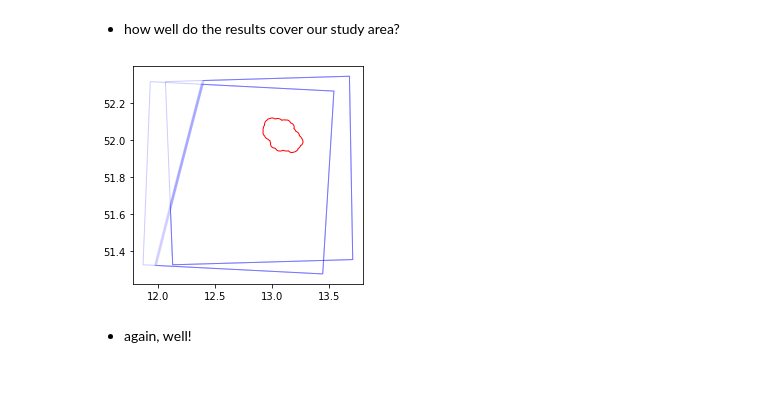
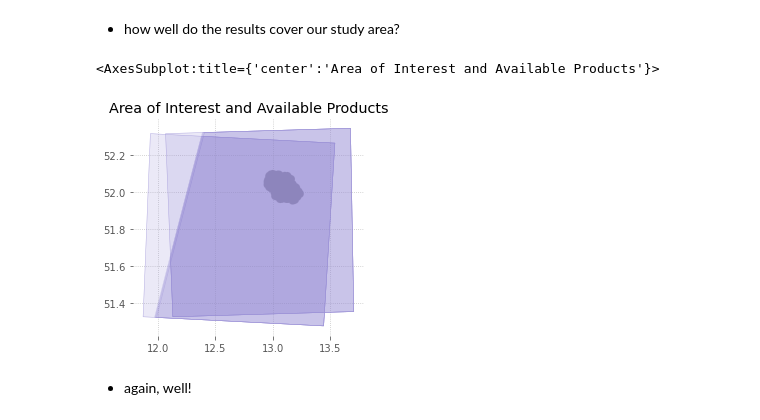
Before and after one commit to rrrnld/earth-observation-for-journalism, a Jupyter notebook: sources/03b Forest Fires 2018 and 2019.ipynb, the cells around one changed output. Drawn from its saved outputs; the diff is of its cells as text; code cells hidden in the pictures; blank space fills up the shorter version.

```diff
--- a/sources/03b Forest Fires 2018 and 2019.ipynb
+++ b/sources/03b Forest Fires 2018 and 2019.ipynb
@@ -171,9 +179,10 @@ gdf.set_index('beginposition')['cloudcoverpercentage'].plot(kind='bar')
 # %% [markdown]
 - how well do the results cover our study area?
 # %%
-plot_all([ gdf, buffered ], plot_style)
+plot_downloaded_products(gdf, buffered)
 # %% [output]
+<AxesSubplot:title={'center':'Area of Interest and Available Products'}>
-[figure, old version]
+[figure, new version]
 # %% [markdown]
 - again, well!
 # %%
```
Also changed, not shown: parts of 22 cells of this notebook, 7 other files.
